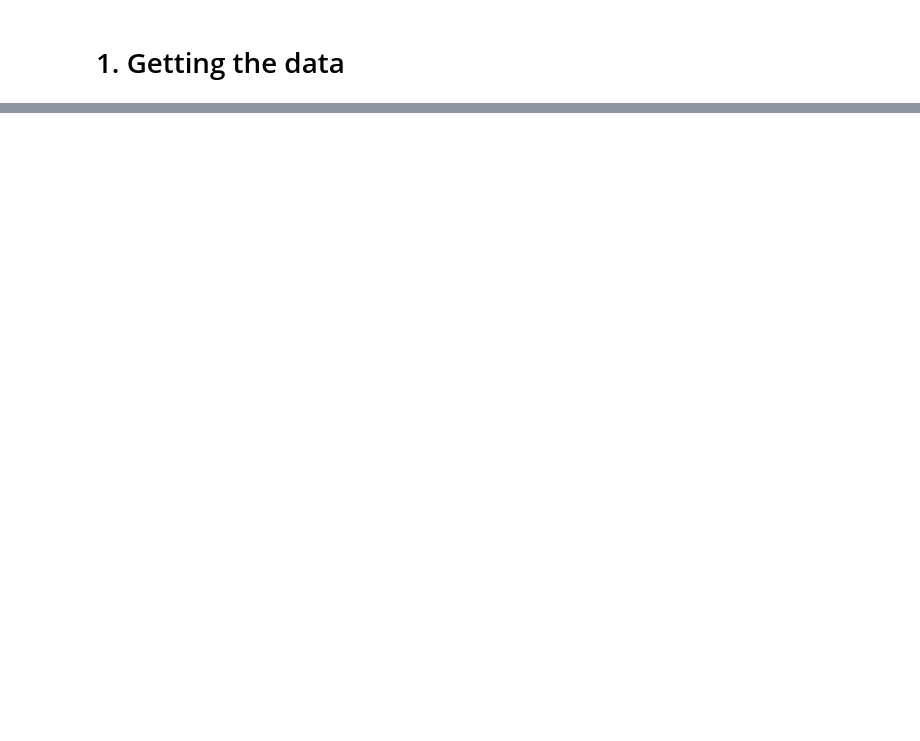
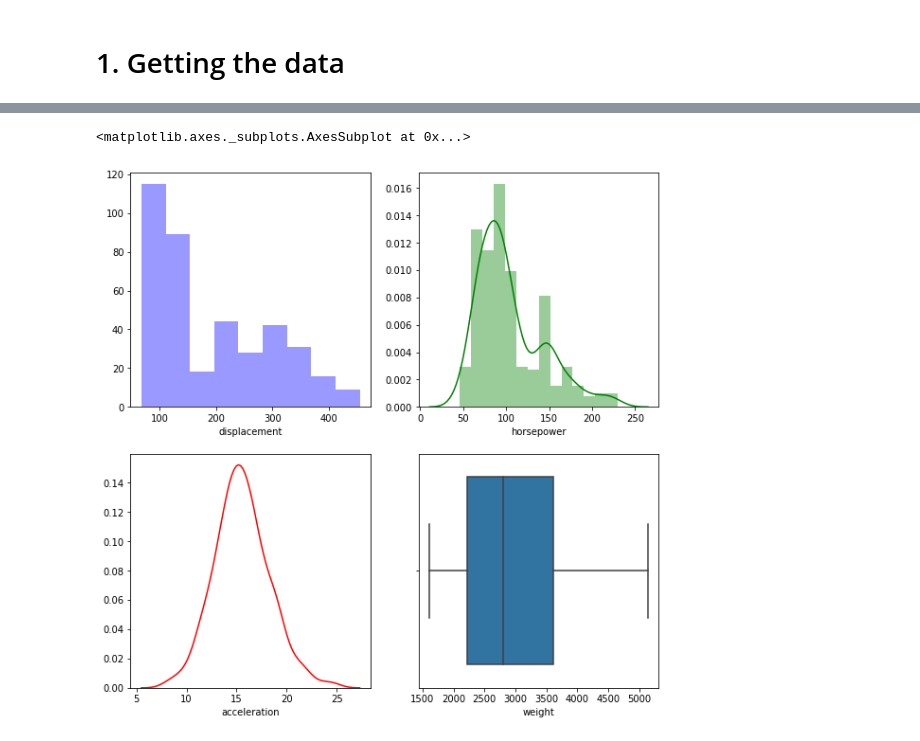
Before and after one commit to ramyahrgowda/Machine-Learning-Projects, a Jupyter notebook: Auto_mpg_prediction.ipynb, the cells around one changed output, grey strips where cells are left out. Cells and saved outputs as stored; diff of their text form; code cells hidden in the pictures; blank space fills up the shorter version.

Commit message:
data preprocessing update

```diff
--- a/Auto_mpg_prediction.ipynb
+++ b/Auto_mpg_prediction.ipynb
@@ -280,0 +28,3 @@ This is my first data science project and I learnt a great deal executing it. Pl
+# %%
+#Import dataset
+auto_mpg_df = pd.read_csv('../Datasets/auto_mpg.csv', header = None)
@@ -280,0 +41,4 @@ This is my first data science project and I learnt a great deal executing it. Pl
+# %%
+#Column names are given as list
+auto_mpg_df.columns = ['mpg','cylinders','displacement','horsepower','weight','acceleration','model_year',
+                       'origin','car_name']
@@ -280,0 +88,5 @@ This is my first data science project and I learnt a great deal executing it. Pl
+# %%
+auto_mpg_df = auto_mpg_df.loc[auto_mpg_df['horsepower']!='?']
+# %%
+#Now changing the data type to float
+auto_mpg_df['horsepower'] = auto_mpg_df.horsepower.astype('float64')
@@ -280,0 +119,11 @@ This is my first data science project and I learnt a great deal executing it. Pl
+# %%
+f, axes = plt.subplots(2,2, figsize = (10,10))
+#f : figure is top level container for all elements
+#ax indicates axes of the figure
+sns.distplot(auto_mpg_df.displacement, color='b', kde=False, ax=axes[0,0])
+sns.distplot(auto_mpg_df.horsepower, color = 'g', ax = axes[0,1])
+sns.distplot(auto_mpg_df.acceleration, hist=False, color = 'r', ax = axes[1,0])
+sns.boxplot(auto_mpg_df.weight, ax = axes[1,1])
+# %% [output]
+<matplotlib.axes._subplots.AxesSubplot at 0x...>
+[figure, added]
```
Also changed, not shown: parts of 87 cells of this notebook.
